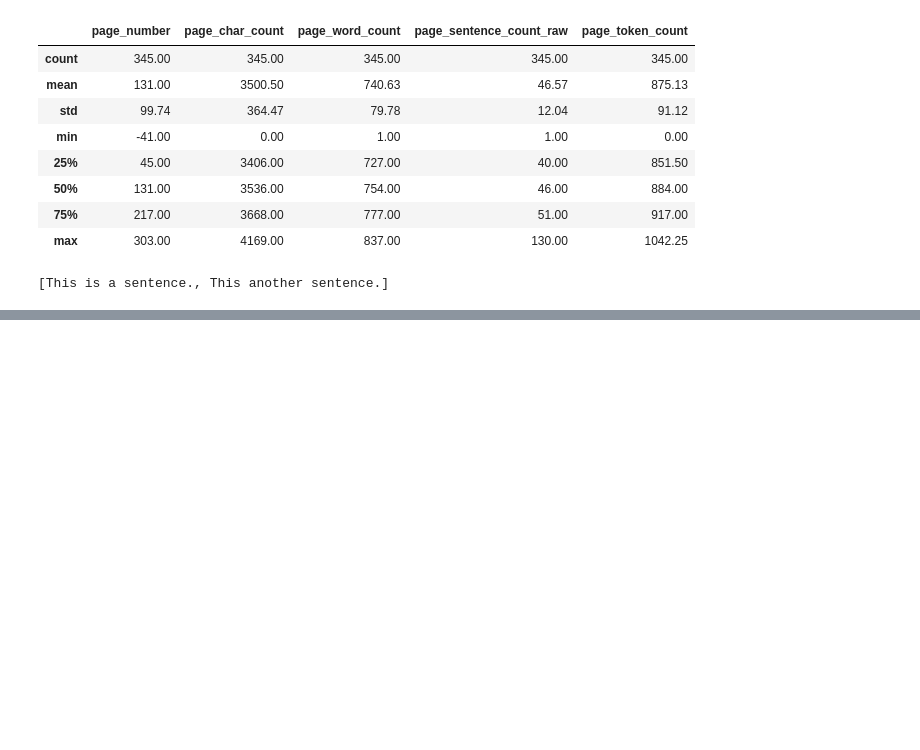
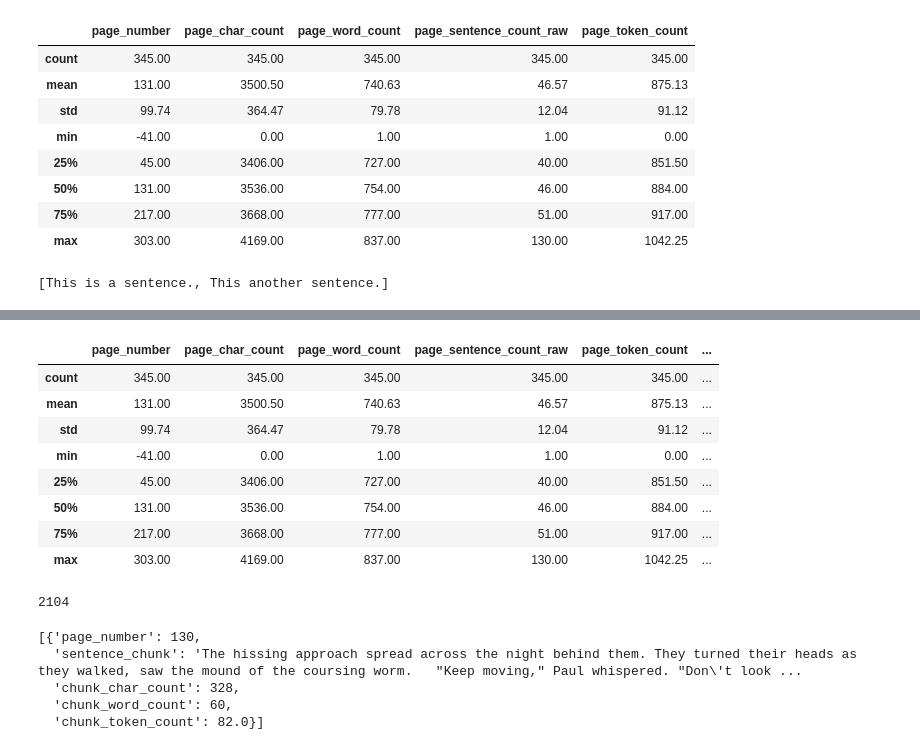
Before and after one commit to telyotarsyn/simple_llm_rag, a Jupyter notebook: Simple_RAG_petproject.ipynb, the cells around one changed output, grey strips where cells are left out. Cells and saved outputs as stored; diff of their text form; code cells hidden in the pictures; blank space fills up the shorter version.

```diff
--- a/Simple_RAG_petproject.ipynb
+++ b/Simple_RAG_petproject.ipynb
@@ -226,0 +271,49 @@ list(doc.sents)
+# %%
+# Create a DataFrame to get stats
+df = pd.DataFrame(pages_and_texts)
+df.describe().round(2)
+# %% [output]
+|  | page_number | page_char_count | page_word_count | page_sentence_count_raw | page_token_count | ... |
+| count | 345.00 | 345.00 | 345.00 | 345.00 | 345.00 | ... |
+| mean | 131.00 | 3500.50 | 740.63 | 46.57 | 875.13 | ... |
+| std | 99.74 | 364.47 | 79.78 | 12.04 | 91.12 | ... |
+| min | -41.00 | 0.00 | 1.00 | 1.00 | 0.00 | ... |
+| 25% | 45.00 | 3406.00 | 727.00 | 40.00 | 851.50 | ... |
+| 50% | 131.00 | 3536.00 | 754.00 | 46.00 | 884.00 | ... |
+| 75% | 217.00 | 3668.00 | 777.00 | 51.00 | 917.00 | ... |
+| max | 303.00 | 4169.00 | 837.00 | 130.00 | 1042.25 | ... |
+# %%
+import re
+
+# Split each chunk into its own item
+pages_and_chunks = []
+for item in tqdm(pages_and_texts):
+    for sentence_chunk in item["sentence_chunks"]:
+        chunk_dict = {}
+        chunk_dict["page_number"] = item["page_number"]
+
+        # Join the sentences together into a paragraph-like structure, aka a chunk (so they are a single string)
+        joined_sentence_chunk = "".join(sentence_chunk).replace("  ", " ").strip()
+        joined_sentence_chunk = re.sub(r'\.([A-Z])', r'. \1', joined_sentence_chunk) # ".A" -> ". A" for any full-stop/capital letter combo
+        chunk_dict["sentence_chunk"] = joined_sentence_chunk
+
+        # Get stats about the chunk
+        chunk_dict["chunk_char_count"] = len(joined_sentence_chunk)
+        chunk_dict["chunk_word_count"] = len([word for word in joined_sentence_chunk.split(" ")])
+        chunk_dict["chunk_token_count"] = len(joined_sentence_chunk) / 4 # 1 token = ~4 characters
+
+        pages_and_chunks.append(chunk_dict)
+
+# How many chunks do we have?
+len(pages_and_chunks)
+# %% [output]
+2104
+# %%
+# View a random sample
+random.sample(pages_and_chunks, k=1)
+# %% [output]
+[{'page_number': 130,
+  'sentence_chunk': 'The hissing approach spread across the night behind them. They turned their heads as they walked, saw the mound of the coursing worm.   "Keep moving," Paul whispered. "Don\'t look ...
+  'chunk_char_count': 328,
+  'chunk_word_count': 60,
+  'chunk_token_count': 82.0}]
```
Also changed, not shown: parts of 28 cells of this notebook.
